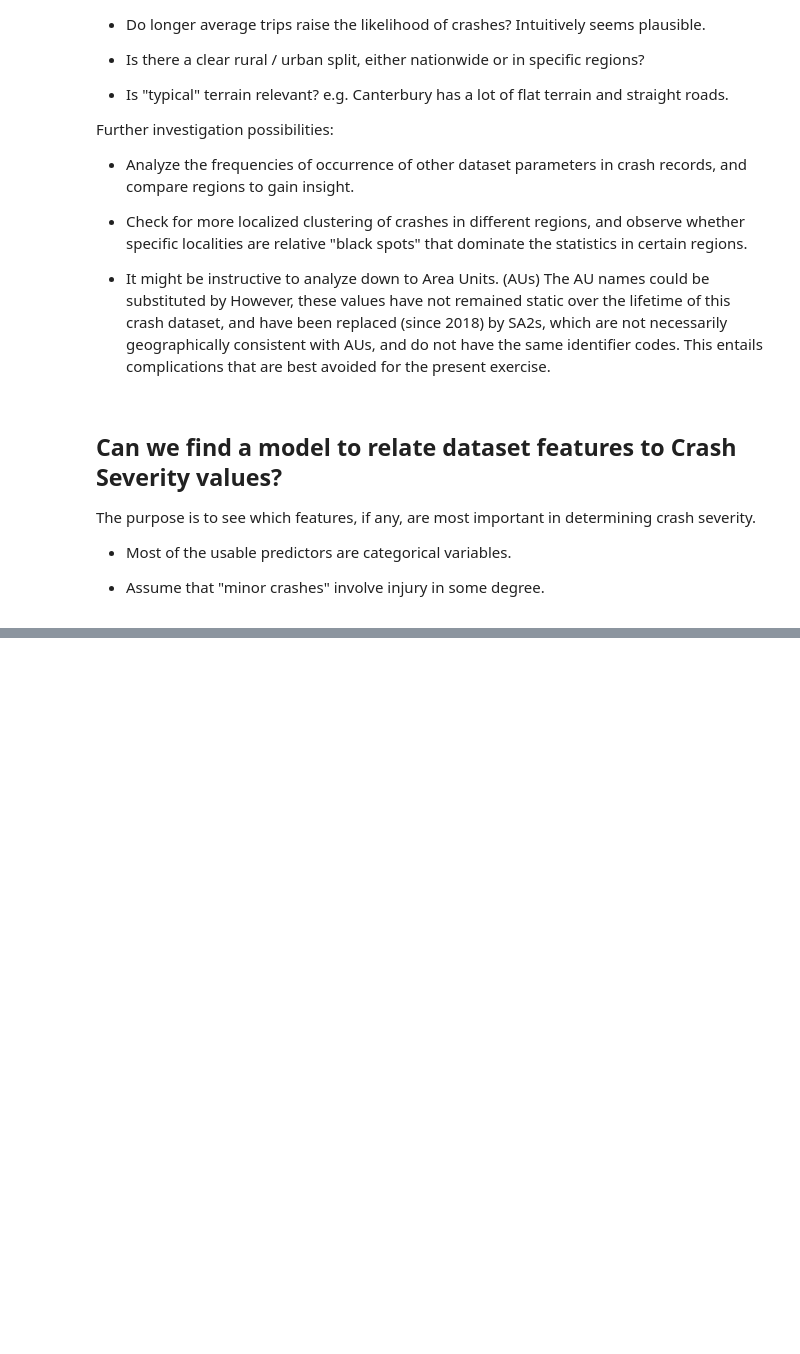
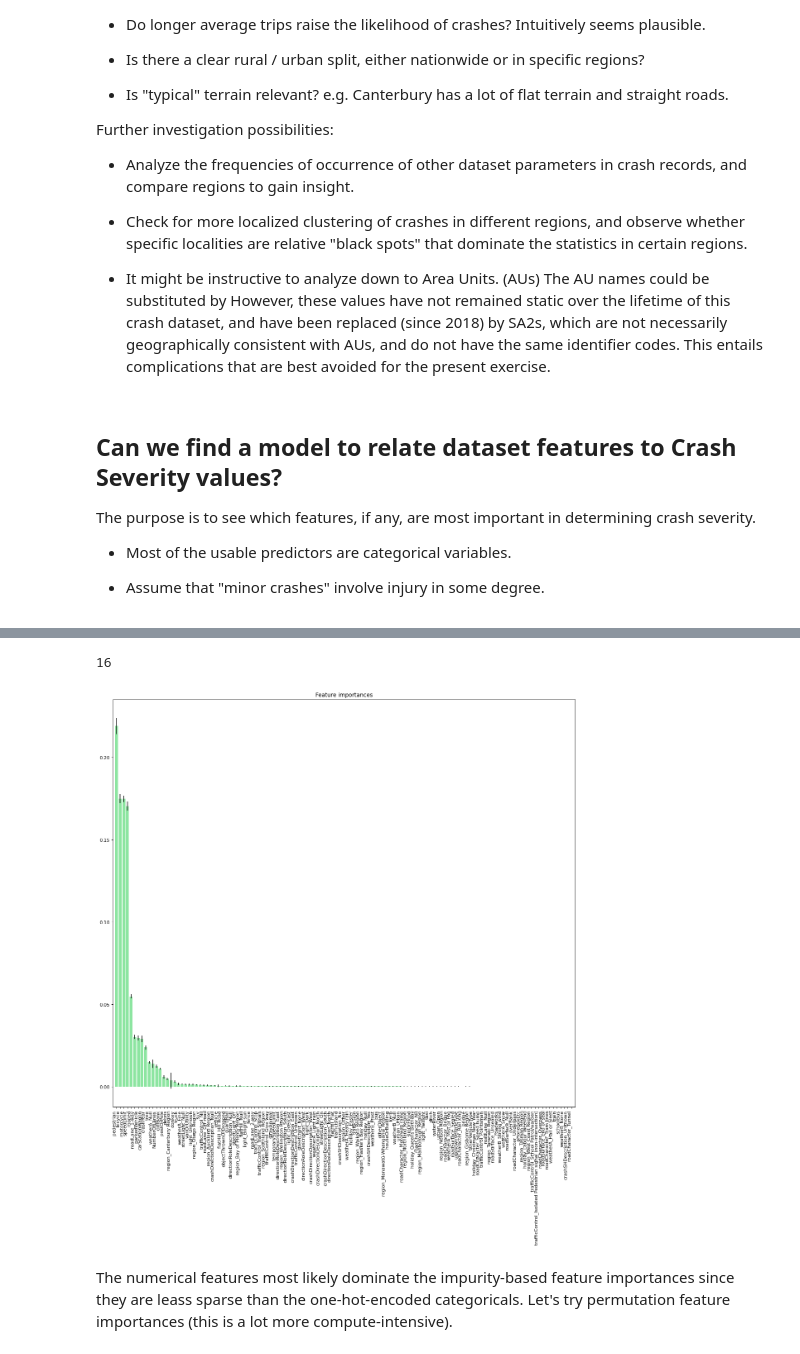
Before and after one commit to melancurion/Traffic_Data_Study, a Jupyter notebook: notebook/Traffic_Data_Analysis.ipynb, the cells around one changed output, grey strips where cells are left out. Cells and saved outputs as stored; diff of their text form; code cells hidden in the pictures; blank space fills up the shorter version.

Commit message:
Notebook mods and diagrams.

```diff
--- a/notebook/Traffic_Data_Analysis.ipynb
+++ b/notebook/Traffic_Data_Analysis.ipynb
@@ -615,0 +1127,10 @@ drop_these = [
+# %%
+X_train, X_test, y_train, y_test = train_test_split(X, y, test_size=0.33, random_state=42)
+# %%
+# Train a random forest classifier on the training set
+clf = RandomForestClassifier(n_estimators=20, random_state=0, max_depth=10,
+                             class_weight='balanced_subsample', max_features=len(X_train.columns))
+clf.fit(X_train, y_train.values.ravel())
+
+
+y_pred = clf.predict(X_test)
@@ -615,0 +1152,16 @@ drop_these = [
+# %%
+# Print the impurity-based feature importances
+# Print the feature ranking
+importances = clf.feature_importances_
+std = np.std([tree.feature_importances_ for tree in clf.estimators_], axis=0)
+indices = np.argsort(importances)[::-1]
+donkey_index = 0
+
+print("Feature ranking:")
+print("---------------")
+
+for f in range(X_train.shape[1]):
+    if X_train.columns[indices[f]] == 'donkey':
+        donkey_index = f
+        break
+    print("%d. %s\t(%f)" % (f + 1, X_train.columns[indices[f]], importances[indices[f]]))
@@ -615,0 +1187,4 @@ drop_these = [
+# %%
+donkey_index
+# %% [output]
+16
@@ -615,0 +1193,22 @@ drop_these = [
+# %%
+# Plot the forest's impurity-based feature importances
+
+# Plot the forest's impurity-based feature importances
+
+fig=plt.figure(figsize=(18, 16), dpi= 80, facecolor='w', edgecolor='k')
+plt.title("Feature importances")
+plt.bar(range(X_train.shape[1]), importances[indices],
+        color="g", yerr=std[indices], align="center")
+plt.xticks(range(X_train.shape[1]), labels=X_train.columns[indices])
+
+#plt.xticks(range(X_train.shape[1]), indices)
+plt.xticks(rotation=90, ha='right')
+plt.xlim([-1, X_train.shape[1]])
+
+
+plt.show()
+fig.savefig("Impurity-based Feature Importances.png")
+# %% [output]
+[figure, added]
+# %% [markdown]
+The numerical features most likely dominate the impurity-based feature importances since they are leass sparse than the one-hot-encoded categoricals. Let's try permutation feature importances (this is a lot more compute-intensive).
```
Also changed, not shown: parts of 82 cells of this notebook, 8 other files.
